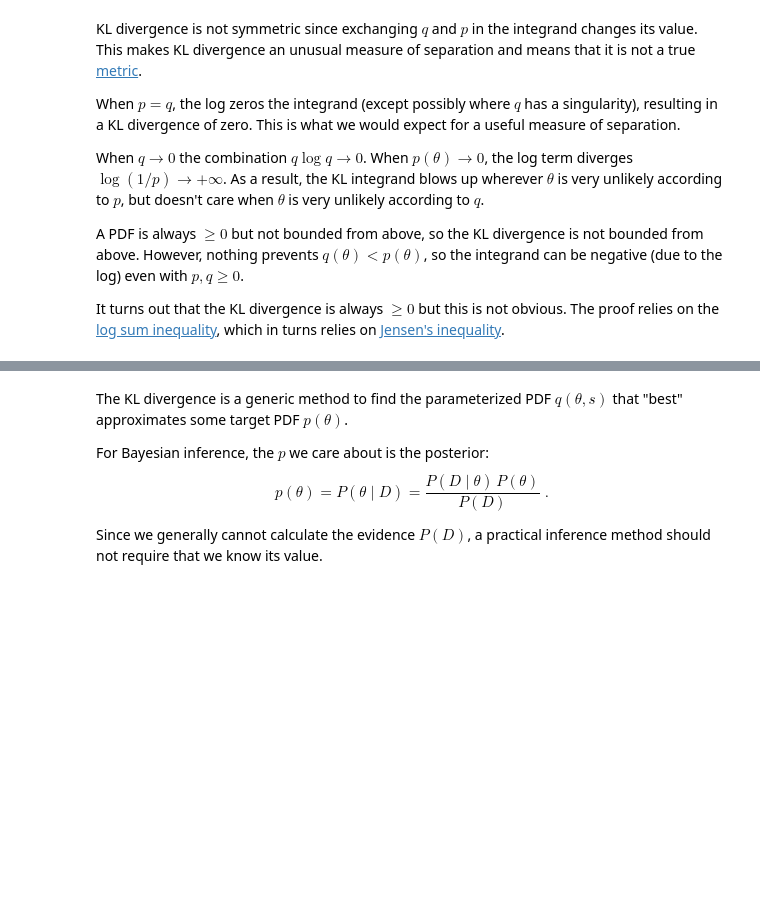
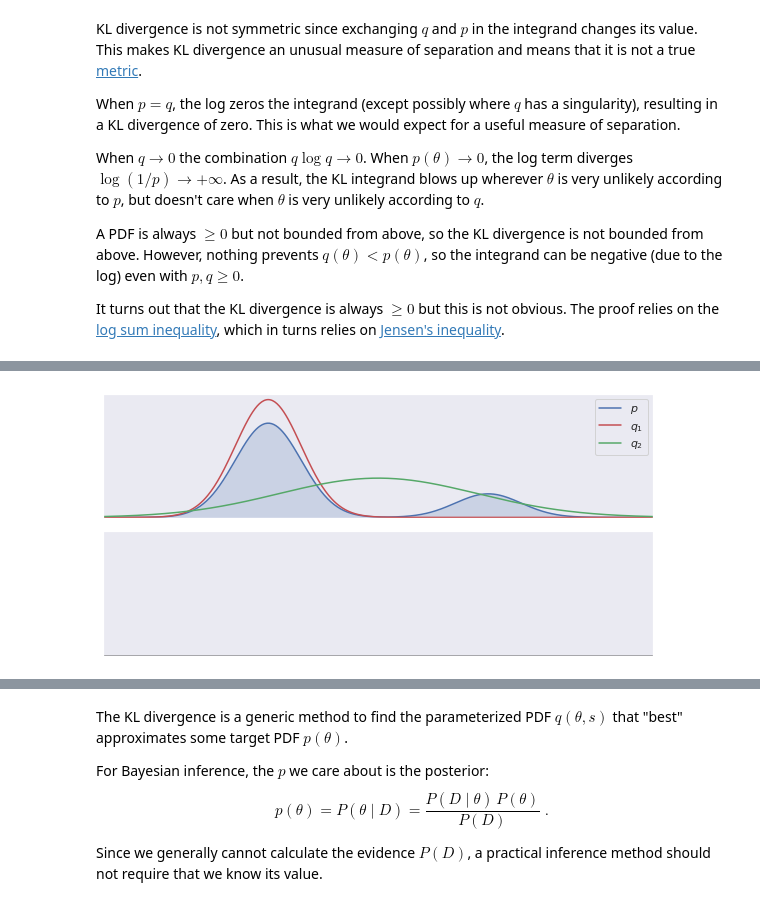
Before and after one commit to dkirkby/kavli2019, a Jupyter notebook: Lecture1.ipynb, the cells around one changed output, grey strips where cells are left out. Drawn from its saved outputs; the diff is of its cells as text; code cells hidden in the pictures; blank space fills up the shorter version.

```diff
--- a/Lecture1.ipynb
+++ b/Lecture1.ipynb
@@ -897,0 +904,43 @@ It turns out that the KL divergence is always $\ge 0$ but this is not obvious. T
+# %%
+def KL_best_fit(*show):
+
+    # Tabulate p, q1, q2
+    x = np.linspace(-2.5, 2.5, 501)
+    F = {
+        'p': 0.8 * scipy.stats.norm.pdf(x, -1, 0.3) + 0.2 * scipy.stats.norm.pdf(x, +1, 0.3),
+        'q_1': scipy.stats.norm.pdf(x, -1, 0.3),
+        'q_2': scipy.stats.norm.pdf(x, 0, 0.9),
+    }
+    # Tabulate integrands of KL(q1||p), KL(q2||p), KL(p||q1), KL(p||q2).
+    I = {
+        (f,g): F[f] * (np.log(F[f]) - np.log(F[g])) for (f, g) in (
+            ('q_1', 'p'), ('q_2', 'p'), ('p', 'q_1'), ('p', 'q_2'))
+    }
+    # Calculate the KL integrals.
+    KL = { pair: np.trapz(integrand, x) for (pair, integrand) in I.items() }
+
+    fig, ax = plt.subplots(2, 1, figsize=(8, 4), sharex=True)
+
+    ax[0].fill_between(x, F['p'], color='b', lw=0, alpha=0.2)
+    ax[0].plot(x, F['p'], 'b-', label='$p$')
+    ax[0].plot(x, F['q_1'], 'r-', label='$q_1$')
+    ax[0].plot(x, F['q_2'], 'g-', label='$q_2$')
+    ax[0].legend()
+    ax[0].set_xlim(x[0], x[-1])
+    ax[0].set_ylim(-0.01, None)
+    ax[0].set_xticks([])
+    ax[0].set_yticks([])
+
+    for (f, g) in show:
+        label = f'KL$({f}\parallel\,{g}) = {KL[(f, g)]:.3f}$'
+        color = 'r' if f.endswith('1') or g.endswith('1') else 'g'
+        ax[1].plot(x, I[(f, g)], '--', c=color, label=label)
+    ax[1].axhline(0., c='k', ls='-', alpha=0.5)
+    ax[1].set_yticks([])
+    if any(show): ax[1].legend()
+
+    plt.tight_layout()
+# %%
+KL_best_fit()
+# %% [output]
+[figure, added]
```
Also changed, not shown: parts of 9 cells of this notebook.
